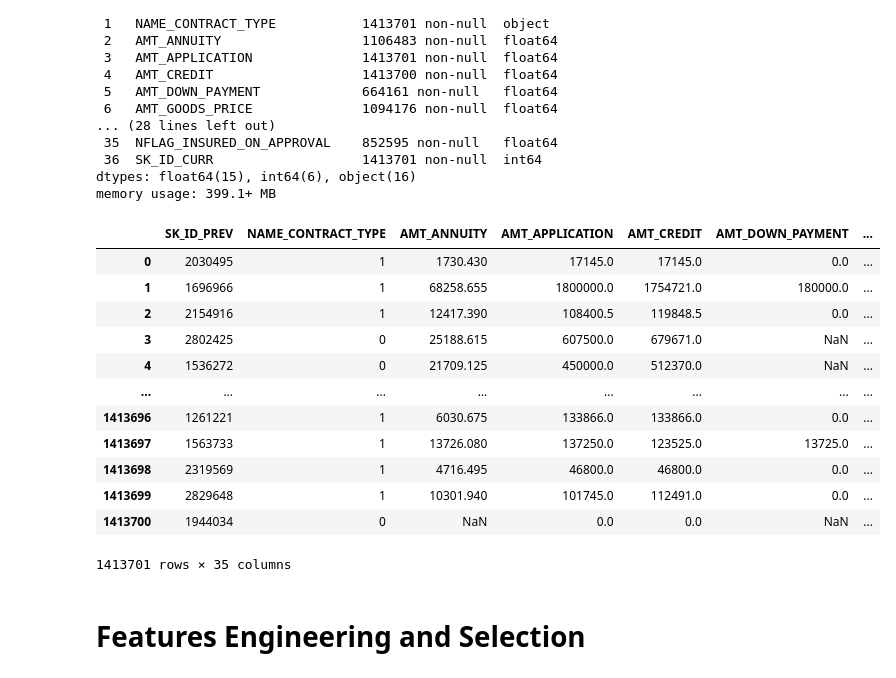
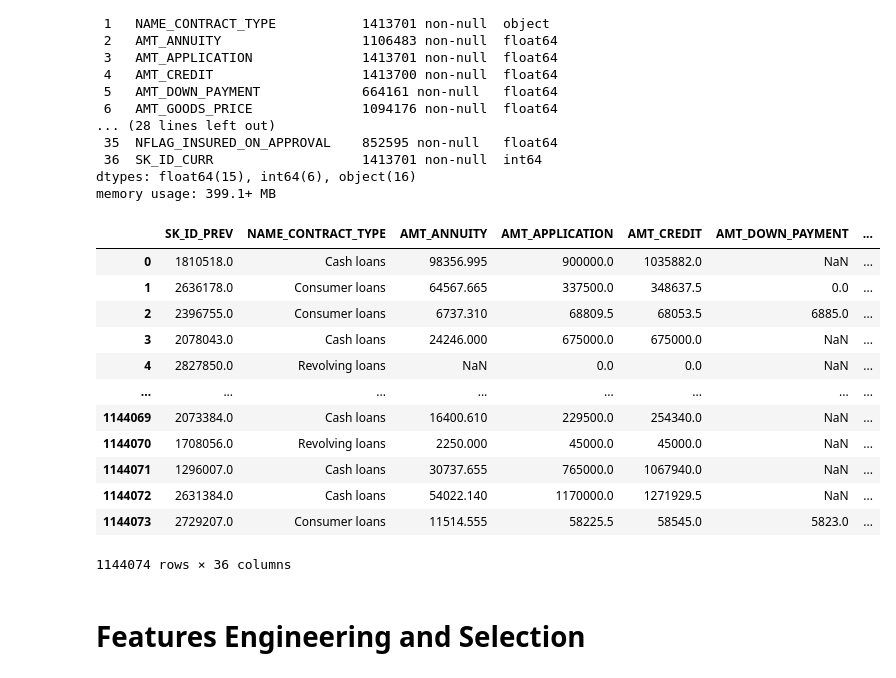
Before and after one commit to dunp7/Home-Default-Credit-Risk, a Jupyter notebook: Features Engineer and Selection/Previous_app.ipynb, the cells around one changed output. Cells and saved outputs as stored; diff of their text form; code cells hidden in the pictures.

```diff
--- a/Features Engineer and Selection/Previous_app.ipynb
+++ b/Features Engineer and Selection/Previous_app.ipynb
@@ -42,31 +42,22 @@ memory usage: 399.1+ MB
 ## find all cols
 cols_found = df.loc[:,(df.isnull().sum(axis = 0) / df.shape[0]) >= 0.9].columns
 df = df.drop(columns=cols_found,axis= 1)
-# %%
-from sklearn import preprocessing
-categorical_feats = [
-    f for f in df.columns if df[f].dtype == 'object'
-]
-
-for col in categorical_feats:
-    lb = preprocessing.LabelEncoder()
-    lb.fit(list(df[col].values.astype('str')))
-    df[col] = lb.transform(list(df[col].values.astype('str')))
 # %%
 app_train = pd.read_csv('D:\\DSEB 63 - NEU\\Năm BA\Visualization\\Data\\Data\\dseb63_final_project_DP_dataset\\dseb63_application_train.csv')
 app_train = app_train[['SK_ID_CURR','TARGET']]
-df = pd.merge(df,app_train, on='SK_ID_CURR',how = 'inner' )
+df = pd.merge(df,app_train, on='SK_ID_CURR',how = 'right' )
+df
 # %% [output]
 |  | SK_ID_PREV | NAME_CONTRACT_TYPE | AMT_ANNUITY | AMT_APPLICATION | AMT_CREDIT | AMT_DOWN_PAYMENT | ... |
-| 0 | 2030495 | 1 | 1730.430 | 17145.0 | 17145.0 | 0.0 | ... |
-| 1 | 1696966 | 1 | 68258.655 | 1800000.0 | 1754721.0 | 180000.0 | ... |
-| 2 | 2154916 | 1 | 12417.390 | 108400.5 | 119848.5 | 0.0 | ... |
-| 3 | 2802425 | 0 | 25188.615 | 607500.0 | 679671.0 | NaN | ... |
-| 4 | 1536272 | 0 | 21709.125 | 450000.0 | 512370.0 | NaN | ... |
+| 0 | 1810518.0 | Cash loans | 98356.995 | 900000.0 | 1035882.0 | NaN | ... |
+| 1 | 2636178.0 | Consumer loans | 64567.665 | 337500.0 | 348637.5 | 0.0 | ... |
+| 2 | 2396755.0 | Consumer loans | 6737.310 | 68809.5 | 68053.5 | 6885.0 | ... |
+| 3 | 2078043.0 | Cash loans | 24246.000 | 675000.0 | 675000.0 | NaN | ... |
+| 4 | 2827850.0 | Revolving loans | NaN | 0.0 | 0.0 | NaN | ... |
 | ... | ... | ... | ... | ... | ... | ... | ... |
-| 1413696 | 1261221 | 1 | 6030.675 | 133866.0 | 133866.0 | 0.0 | ... |
-| 1413697 | 1563733 | 1 | 13726.080 | 137250.0 | 123525.0 | 13725.0 | ... |
-| 1413698 | 2319569 | 1 | 4716.495 | 46800.0 | 46800.0 | 0.0 | ... |
-| 1413699 | 2829648 | 1 | 10301.940 | 101745.0 | 112491.0 | 0.0 | ... |
-| 1413700 | 1944034 | 0 | NaN | 0.0 | 0.0 | NaN | ... |
+| 1144069 | 2073384.0 | Cash loans | 16400.610 | 229500.0 | 254340.0 | NaN | ... |
+| 1144070 | 1708056.0 | Revolving loans | 2250.000 | 45000.0 | 45000.0 | NaN | ... |
+| 1144071 | 1296007.0 | Cash loans | 30737.655 | 765000.0 | 1067940.0 | NaN | ... |
+| 1144072 | 2631384.0 | Cash loans | 54022.140 | 1170000.0 | 1271929.5 | NaN | ... |
+| 1144073 | 2729207.0 | Consumer loans | 11514.555 | 58225.5 | 58545.0 | 5823.0 | ... |
-1413701 rows × 35 columns
+1144074 rows × 36 columns
```
Also changed, not shown: parts of 17 cells of this notebook, 2 other files.
